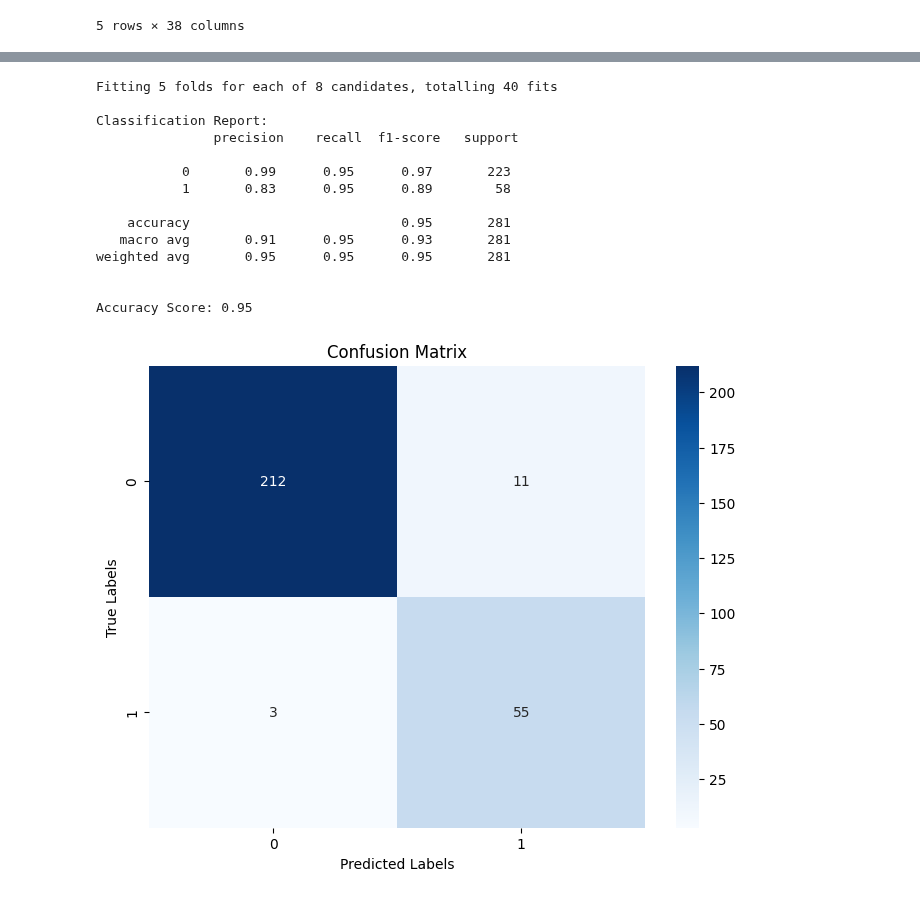
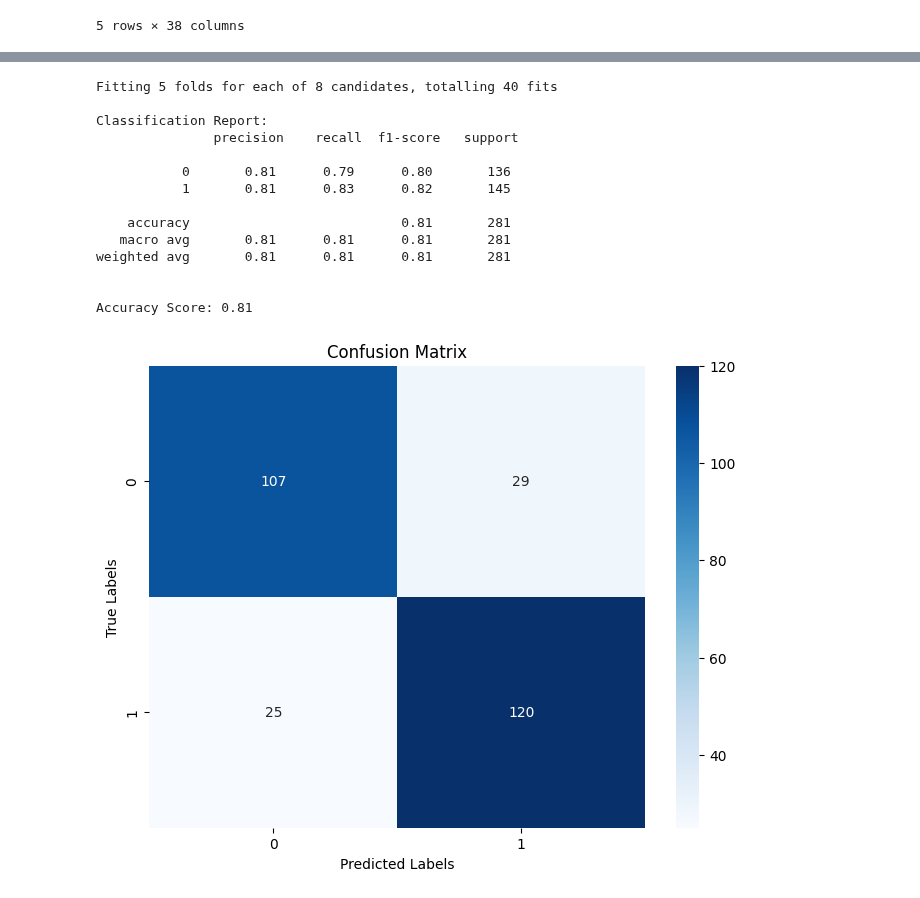
Before and after one commit to MosesIbe23/CSE450_Machine_Learning, a Jupyter notebook: Semester_Project.ipynb, the cells around one changed output, grey strips where cells are left out. Drawn from its saved outputs; the diff is of its cells as text; code cells hidden in the pictures.

```diff
--- a/Semester_Project.ipynb
+++ b/Semester_Project.ipynb
@@ -178,0 +210,17 @@ See the caveats in the documentation: https://pandas.pydata.org/pandas-docs/stab
+# %%
+# Derived Columns for age, gender, income and education
+df['age_income_interaction'] = df['age_numeric'] * df['income_numeric']
+df['age_education_interaction'] = df['age_numeric'] * df['education_numeric']
+df['income_education_interaction'] = df['income_numeric'] * df['education_numeric']
+df['gender_income_interaction'] = df['Gender'] * df['income_numeric']
+df['gender_education_interaction'] = df['Gender'] * df['education_numeric']
+df['Location_income_interaction'] = df['Location_Weight'] * df['income_numeric']
+
+# Drop the original 'Location' column
+df.drop('Location_Weight', axis=1, inplace=True)
+
+# Create target column
+df['target'] = ((df['income_numeric'] < 4)).astype(int)
+
+df.drop(['income_numeric'], axis=1, inplace=True)
+print(df.columns)
@@ -264,13 +298,12 @@ For example, when doing 'df[col].method(value, inplace=True)', try using 'df.met
 # %%
 # Define features and target
-
 traindf = pd.get_dummies(df, drop_first= True)
 traindf = traindf.reindex(columns=traindf.columns, fill_value=0)
 traindf
 
 # Drop 'income_numeric' since it directly defines the target
-X = traindf.drop(['income_numeric', 'target'], axis=1)
+X = traindf.drop(['target'], axis=1)
 y = traindf['target']  # Target variable indicating if income is more than $50k
 
-X
+X.head()
 # %% [output]
@@ -290,28 +317,22 @@ X
 # %%
 from sklearn.model_selection import GridSearchCV
 
-# Step 2: Split data into train-test sets
+# Split data into train-test sets
 X_train, X_test, y_train, y_test = train_test_split(X, y, test_size=0.3, stratify=y, random_state=42)
 
-# Step 3: Scale the features
+# Scale the features
 scaler = StandardScaler()  # Or MinMaxScaler()
 X_train_scaled = scaler.fit_transform(X_train)
 X_test_scaled = scaler.transform(X_test)
 
-# # Step 4: Perform feature selection (optional)
-# num_features = 20
-# selector = SelectKBest(score_func=mutual_info_classif, k=num_features)
-# X_train_selected = selector.fit_transform(X_train_scaled, y_train)
-# X_test_selected = selector.transform(X_test_scaled)
-
-# Step 1: Balance the dataset using SMOTE
+# Balance the dataset using SMOTE
 smote = SMOTE(random_state=42)
 X_train_balanced, y_train_balanced = smote.fit_resample(X_train_scaled, y_train)
 
-# Step 2: Train the model (Logistic Regression example)
-model = LogisticRegression(max_iter=1000, class_weight='balanced', solver='liblinear')
+# Train the model (Logistic Regression example)
+model = LogisticRegression(max_iter=10000, class_weight='balanced', solver='liblinear')
 
-# Step 3: Hyperparameter tuning using GridSearchCV
+# Hyperparameter tuning using GridSearchCV
 param_grid = {
     'C': [0.1, 1, 10, 100],  # Regularization strength
     'penalty': ['l1', 'l2']  # L1 (Lasso) or L2 (Ridge) regularization
@@ -320,41 +341,41 @@ cv = StratifiedKFold(n_splits=5, shuffle=True, random_state=42)
 grid_search = GridSearchCV(model, param_grid, scoring='accuracy', cv=cv, n_jobs=-1, verbose=1)
 grid_search.fit(X_train_balanced, y_train_balanced)
 
-# Step 4: Evaluate the best model
+# Evaluate the best model
 best_model = grid_search.best_estimator_
 
 # Predictions on the test set
 y_pred = best_model.predict(X_test_scaled)
 
 # Classification Metrics
 from sklearn.metrics import classification_report, accuracy_score, confusion_matrix
 print("\nClassification Report:\n", classification_report(y_test, y_pred, digits = 2))
 print("\nAccuracy Score:", round(accuracy_score(y_test, y_pred), 2))
 
 # Confusion Matrix
 import seaborn as sns
 import matplotlib.pyplot as plt
 cm = confusion_matrix(y_test, y_pred)
 plt.figure(figsize=(8, 6))
 sns.heatmap(cm, annot=True, fmt="d", cmap="Blues")
 plt.xlabel('Predicted Labels')
 plt.ylabel('True Labels')
 plt.title('Confusion Matrix')
 plt.show()
 # %% [output]
 Fitting 5 folds for each of 8 candidates, totalling 40 fits
 
 Classification Report:
                precision    recall  f1-score   support
 
-           0       0.99      0.95      0.97       223
-           1       0.83      0.95      0.89        58
+           0       0.81      0.79      0.80       136
+           1       0.81      0.83      0.82       145
 
-    accuracy                           0.95       281
-   macro avg       0.91      0.95      0.93       281
-weighted avg       0.95      0.95      0.95       281
+    accuracy                           0.81       281
+   macro avg       0.81      0.81      0.81       281
+weighted avg       0.81      0.81      0.81       281
 
 
-Accuracy Score: 0.95
+Accuracy Score: 0.81
-[figure, old version]
+[figure, new version]
 # %%
```
Also changed, not shown: parts of 8 cells of this notebook.
